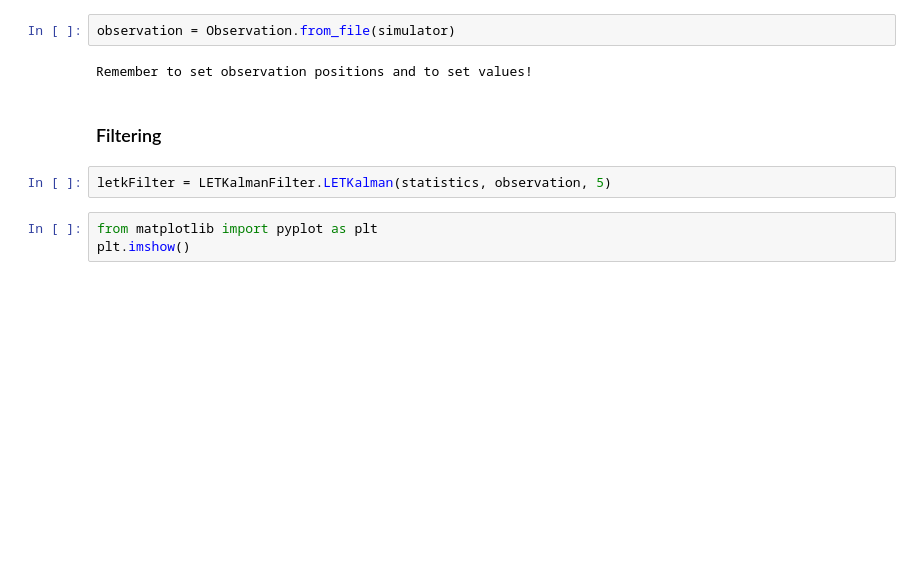
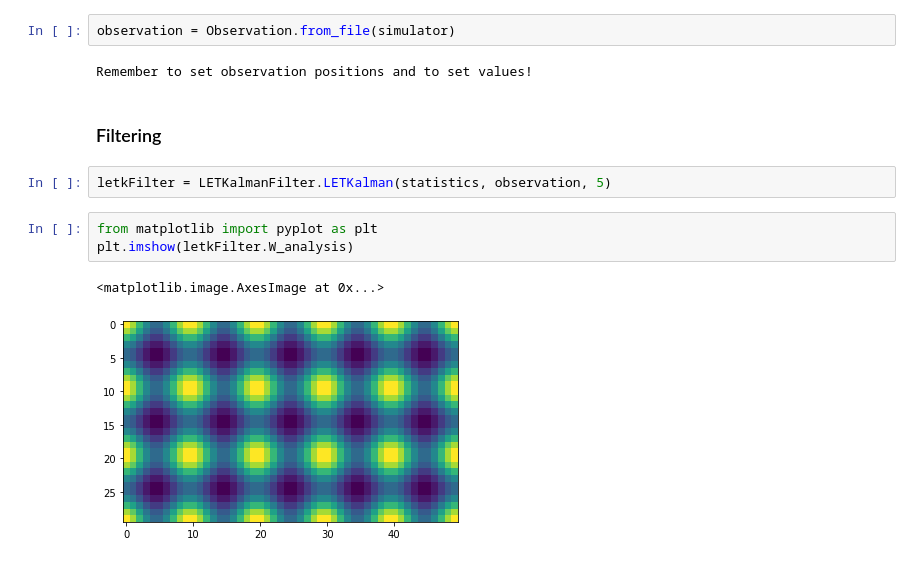
Before and after one commit to FlorianBeiser/advectionDiffusion, a Jupyter notebook: LETKFiltering.ipynb, the cells around one changed output. Cells and saved outputs as stored; diff of their text form; blank space fills up the shorter version.

```diff
--- a/LETKFiltering.ipynb
+++ b/LETKFiltering.ipynb
@@ -58,7 +58,10 @@ Remember to set observation positions and to set values!
 letkFilter = LETKalmanFilter.LETKalman(statistics, observation, 5)
 # %%
 from matplotlib import pyplot as plt
-plt.imshow()
+plt.imshow(letkFilter.W_analysis)
+# %% [output]
+<matplotlib.image.AxesImage at 0x...>
+[figure, added]
 # %%
 for t in range(observation.N_obs):
     print(t)
```
Also changed, not shown: parts of 2 cells of this notebook, 1 other file.
